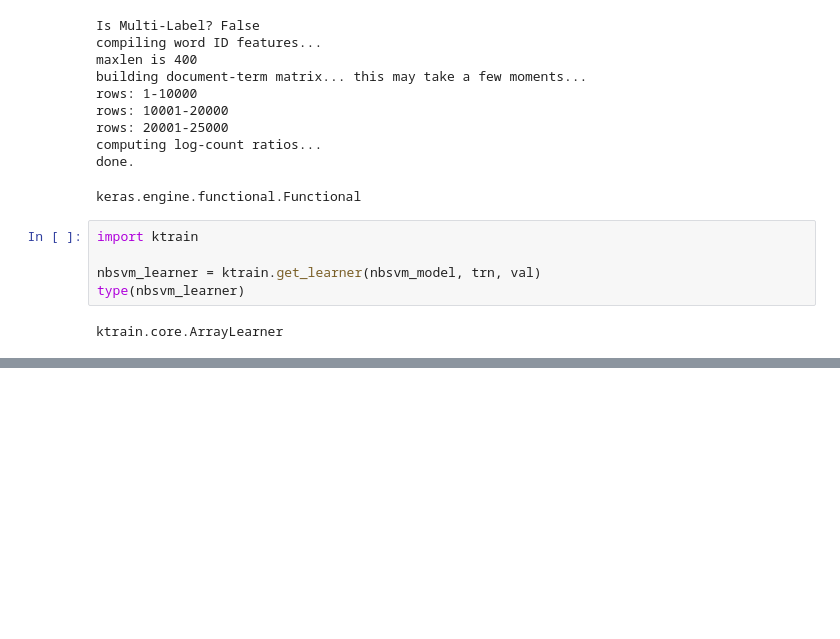
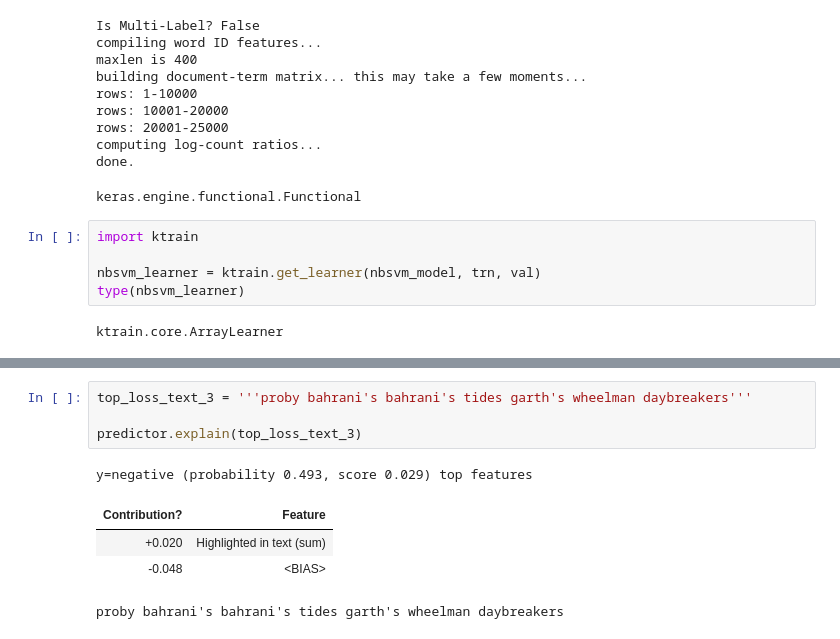
Before and after one commit to AlexSischin/JupyterTests310, a Jupyter notebook: NB-SVM.ipynb, the cells around one changed output, grey strips where cells are left out. Drawn from its saved outputs; the diff is of its cells as text; blank space fills up the shorter version.

```diff
--- a/NB-SVM.ipynb
+++ b/NB-SVM.ipynb
@@ -318,0 +350,10 @@ array([[11357,  1217],
+# %%
+top_loss_text_3 = '''proby bahrani's bahrani's tides garth's wheelman daybreakers'''
+
+predictor.explain(top_loss_text_3)
+# %% [output]
+y=negative (probability 0.493, score 0.029) top features
+| Contribution? | Feature |
+| +0.020 | Highlighted in text (sum) |
+| -0.048 | <BIAS> |
+proby bahrani's bahrani's tides garth's wheelman daybreakers
```
Also changed, not shown: parts of 8 cells of this notebook.
